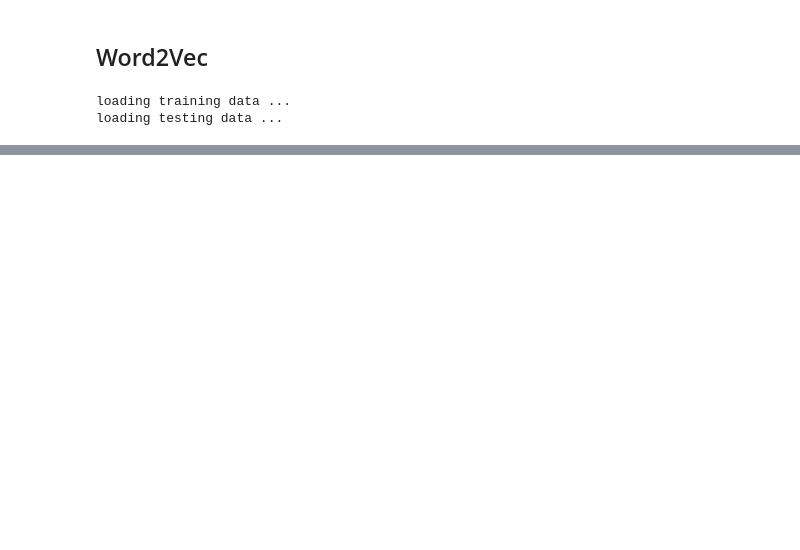
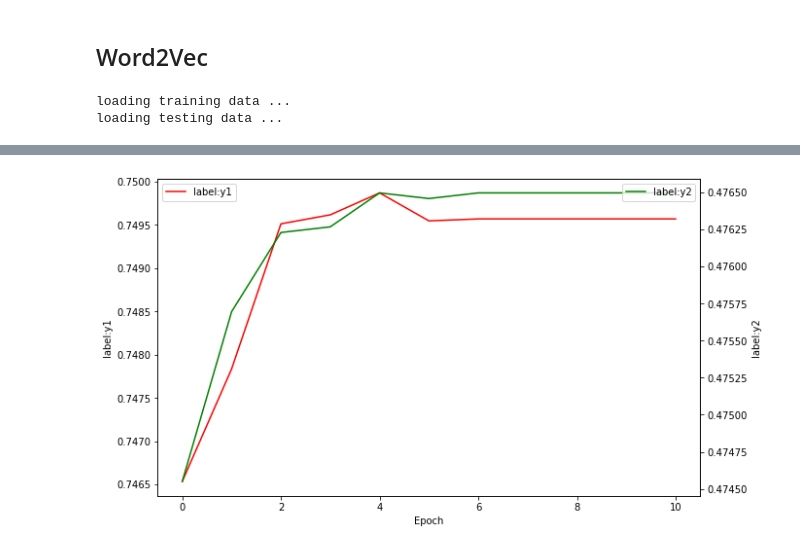
Before and after one commit to yunfeiqi/homework, a Jupyter notebook: hw4.ipynb, the cells around one changed output, grey strips where cells are left out. Cells and saved outputs as stored; diff of their text form; code cells hidden in the pictures; blank space fills up the shorter version.

```diff
--- a/hw4.ipynb
+++ b/hw4.ipynb
@@ -47,0 +69,26 @@ model.save('w2v_all.model')
+# %%
+def draw_dubble_y_2d(x, y1, y2, y1_label="label:y1", y2_label="label:y2", title='双坐标2维图'):
+    '''
+        绘制二维，双坐标图形
+    '''
+    fig = plt.figure(figsize=(10, 6))
+    ax1 = fig.add_subplot(111)
+    ax1.plot(x, y1,label=y1_label, color="red")
+    ax2 = ax1.twinx()
+    ax2.plot(x, y2,label=y2_label, color='green')
+    ax1.legend(loc="upper left")
+    ax2.legend(loc="upper right")
+    ax1.set_xlabel("Epoch")
+    ax1.set_ylabel(y1_label)
+    ax2.set_ylabel(y2_label)
+    plt.show()
+# %%
+x_lambda=range(11) #x轴
+# 左侧y轴：y1_recall
+y1_recall=[0.746535121682016,0.7478350797262016,0.7495115054452305,0.7496154512070707,0.7498688766858469,0.7495455257754897  ,0.7495684090706842,0.7495684090706842,0.7495684090706842,0.7495684090706842,0.7495684090706842]
+# 右侧y轴：y2_preceise
+y2_preceise=[0.47455049019122314,0.4756946549509488,0.4762285985054871,0.4762667373308113,0.4764955702827563,	    	      0.47645743145743213,0.4764955702827563,0.4764955702827563,0.4764955702827563,0.4764955702827563, 0.4764955702827563]
+# %%
+draw_dubble_y_2d(x_lambda,y1_recall,y2_preceise)
+# %% [output]
+[figure, added]
```
Also changed, not shown: parts of 3 cells of this notebook, 12 other files.
